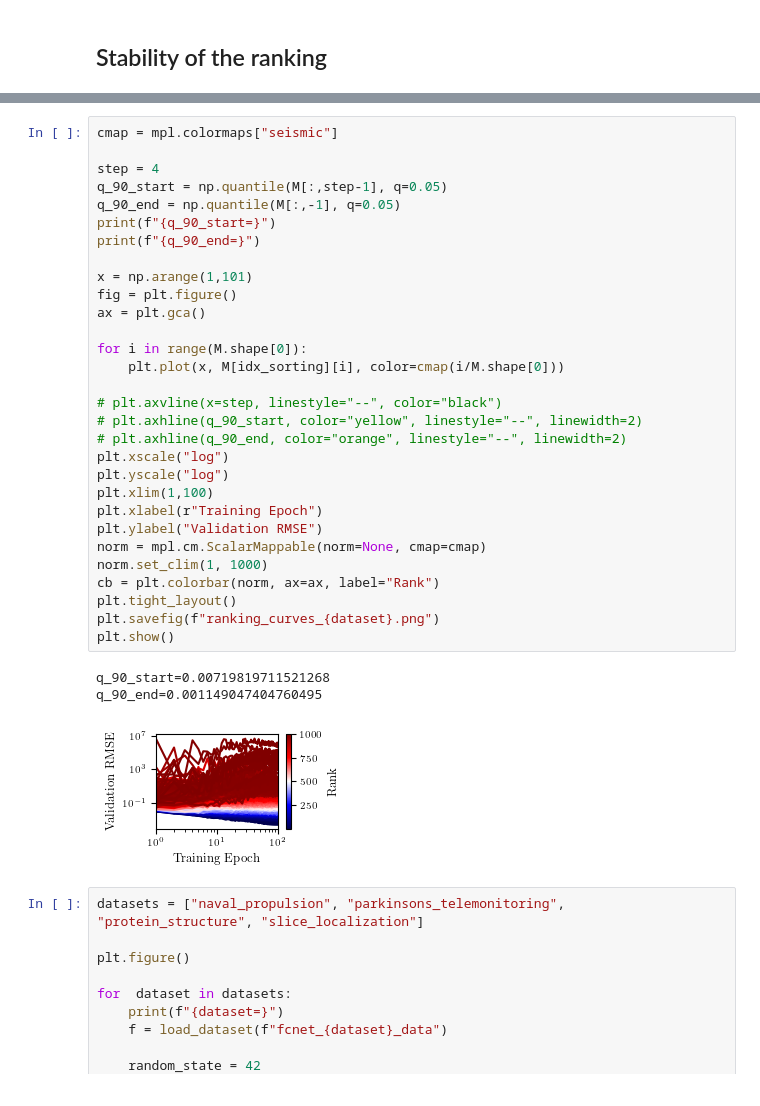
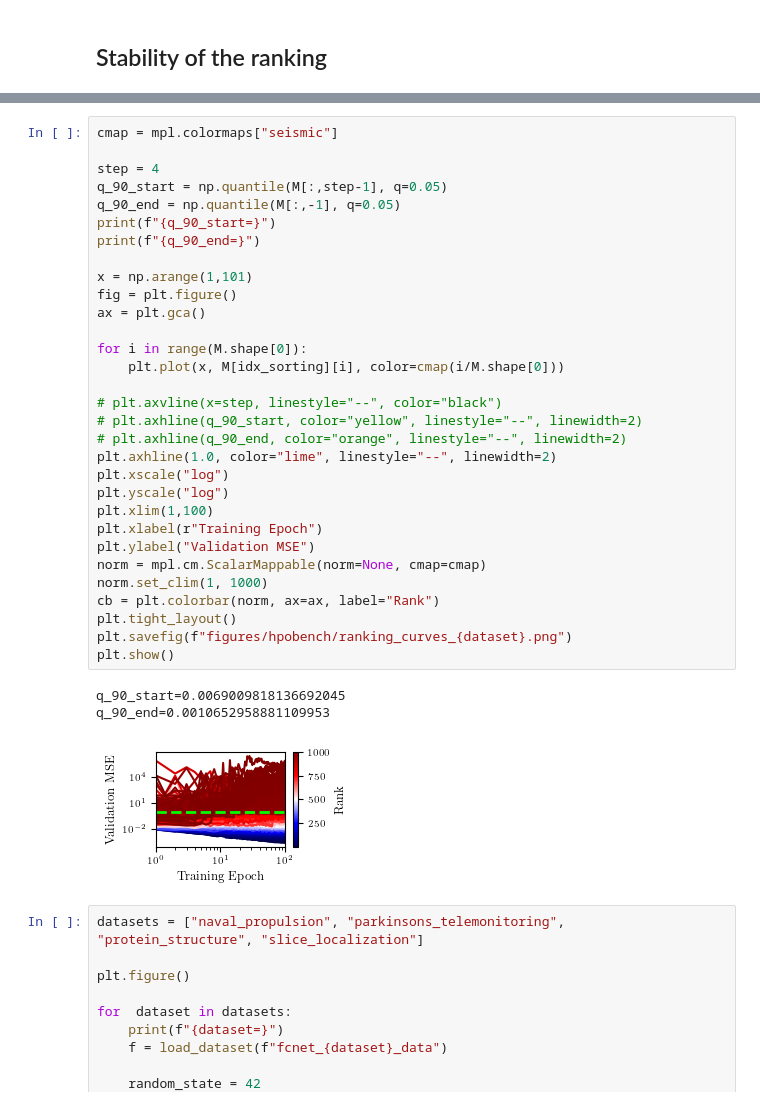
Before and after one commit to fmohr/lcdb, a Jupyter notebook: publications/2024-neurocom/learning-curves/hpobench.ipynb, the cells around one changed output, grey strips where cells are left out. Cells and saved outputs as stored; diff of their text form.

Commit message:
plots of HPOBench with constant predictor

```diff
--- a/publications/2024-neurocom/learning-curves/hpobench.ipynb
+++ b/publications/2024-neurocom/learning-curves/hpobench.ipynb
@@ -294,37 +263,38 @@ R.shape=(1000, 100)
 # %%
 cmap = mpl.colormaps["seismic"]
 
 step = 4
 q_90_start = np.quantile(M[:,step-1], q=0.05)
 q_90_end = np.quantile(M[:,-1], q=0.05)
 print(f"{q_90_start=}")
 print(f"{q_90_end=}")
 
 x = np.arange(1,101)
 fig = plt.figure()
 ax = plt.gca()
 
 for i in range(M.shape[0]):
     plt.plot(x, M[idx_sorting][i], color=cmap(i/M.shape[0]))
 
 # plt.axvline(x=step, linestyle="--", color="black")
 # plt.axhline(q_90_start, color="yellow", linestyle="--", linewidth=2)
 # plt.axhline(q_90_end, color="orange", linestyle="--", linewidth=2)
+plt.axhline(1.0, color="lime", linestyle="--", linewidth=2)
 plt.xscale("log")
 plt.yscale("log")
 plt.xlim(1,100)
 plt.xlabel(r"Training Epoch")
-plt.ylabel("Validation RMSE")
+plt.ylabel("Validation MSE")
 norm = mpl.cm.ScalarMappable(norm=None, cmap=cmap)
 norm.set_clim(1, 1000)
 cb = plt.colorbar(norm, ax=ax, label="Rank")
 plt.tight_layout()
-plt.savefig(f"ranking_curves_{dataset}.png")
+plt.savefig(f"figures/hpobench/ranking_curves_{dataset}.png")
 plt.show()
 # %% [output]
-q_90_start=0.00719819711521268
-q_90_end=0.001149047404760495
+q_90_start=0.0069009818136692045
+q_90_end=0.0010652958881109953
-[figure, old version]
+[figure, new version]
 # %%
 datasets = ["naval_propulsion", "parkinsons_telemonitoring", "protein_structure", "slice_localization"]
 
```
Also changed, not shown: parts of 7 cells of this notebook.
